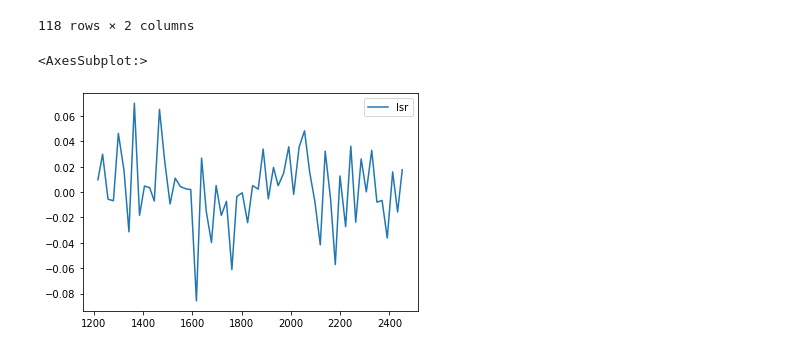
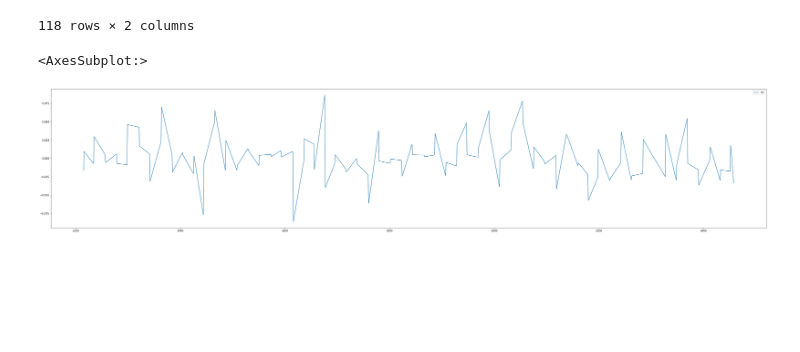
Before and after one commit to snowr/statarb_rw, a Jupyter notebook: pairs_trading.ipynb, the cells around one changed output. Cells and saved outputs as stored; diff of their text form; code cells hidden in the pictures; blank space fills up the shorter version.

```diff
--- a/pairs_trading.ipynb
+++ b/pairs_trading.ipynb
@@ -117,6 +117,7 @@ merged['date_trunc_month']
 Name: date_trunc_month, Length: 2459, dtype: object
 # %%
 merged['is_start_of_month'] = merged.apply(lambda x: x.name == min(merged[merged['date_trunc_month'] == x['date_trunc_month']].index), axis=1)
+merged['is_end_of_month'] = merged.apply(lambda x: x.name == max(merged[merged['date_trunc_month'] == x['date_trunc_month']].index), axis=1)
 # %%
 merged[merged['is_start_of_month'] == True]
 # %% [output]
@@ -163,7 +164,7 @@ merged[(merged['is_start_of_month'] == True)][['date_trunc_month','lsr']]
 | 2452 | 2022-03 | 0.017628 |
 118 rows × 2 columns
 # %%
-merged[(merged['is_start_of_month'] == True)][['date_trunc_month','lsr']].plot()
+merged[(merged['is_start_of_month'] == True) | (merged['is_end_of_month'] == True)][['date_trunc_month','lsr']].plot()
 # %% [output]
 <AxesSubplot:>
-[figure, old version]
+[figure, new version]
```
Also changed, not shown: parts of 6 cells of this notebook.
